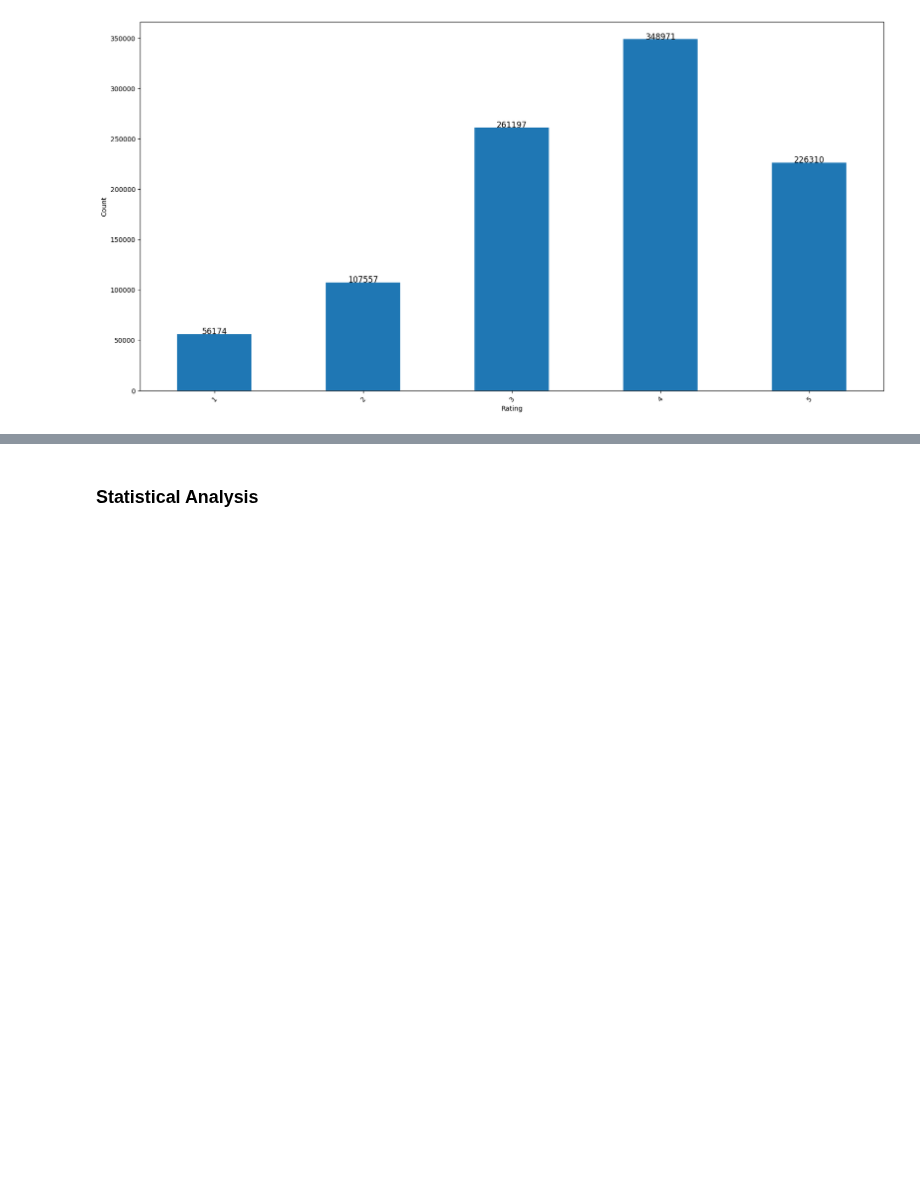
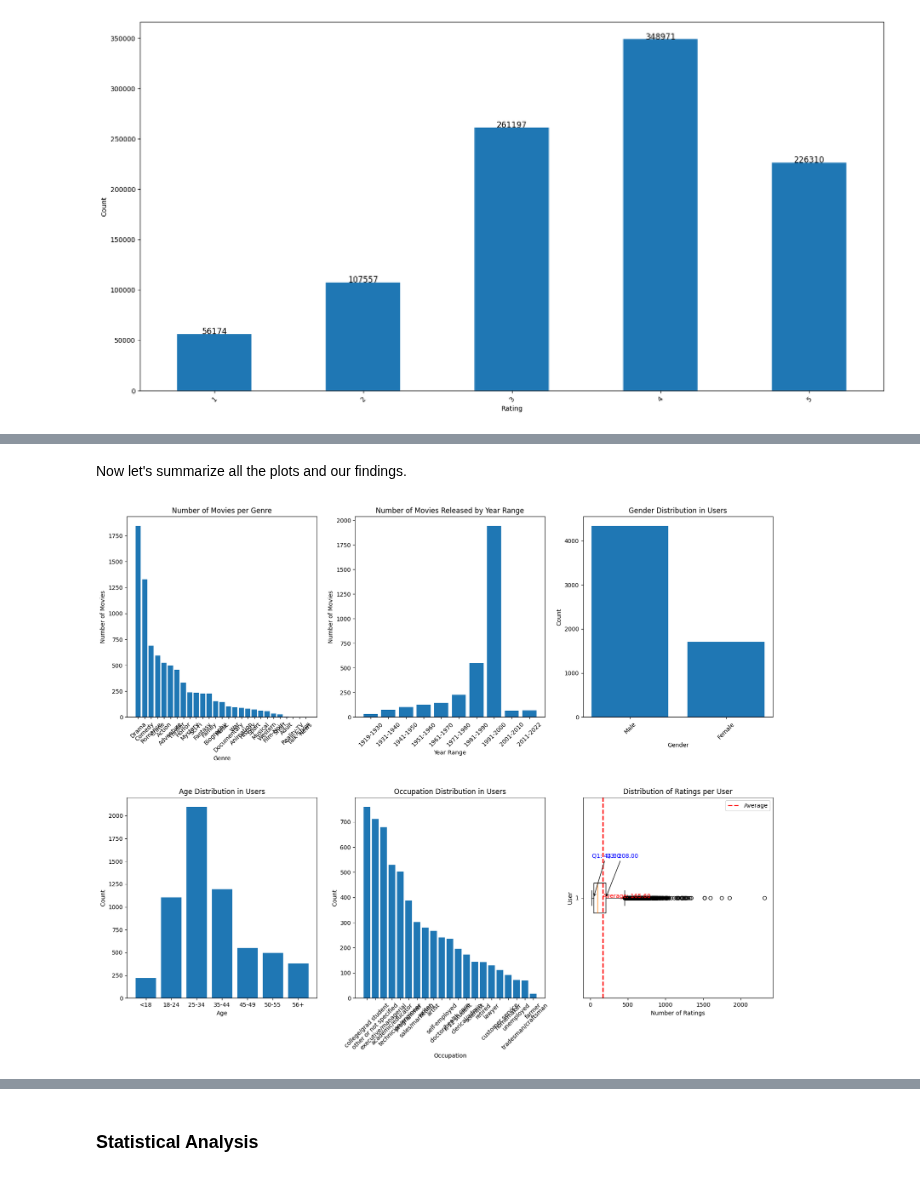
Before and after one commit to FabioArdi/morebo, a Jupyter notebook: final.ipynb, the cells around one changed output, grey strips where cells are left out. Cells and saved outputs as stored; diff of their text form; code cells hidden in the pictures; blank space fills up the shorter version.

```diff
--- a/final.ipynb
+++ b/final.ipynb
@@ -363,0 +455,65 @@ Final explanation TODO
+# %% [markdown]
+Now let's summarize all the plots and our findings.
+# %%
+import matplotlib.pyplot as plt
+import numpy as np
+
+# Create a figure with a grid layout
+fig, axs = plt.subplots(2, 3, figsize=(20, 15))
+
+# Adjust the spacing between subplots
+fig.subplots_adjust(hspace=0.4)
+
+# Plot 1: Number of Movies per Genre
+axs[0, 0].bar(genre_counts.index, genre_counts.values)
+axs[0, 0].set_xticklabels(genre_counts.index, rotation=45)
+axs[0, 0].set_xlabel('Genre')
+axs[0, 0].set_ylabel('Number of Movies')
+axs[0, 0].set_title('Number of Movies per Genre')
+
+# Plot 2: Number of Movies Released by Year Range
+axs[0, 1].bar(movies_per_year_range.index, movies_per_year_range.values)
+axs[0, 1].set_xticklabels(movies_per_year_range.index, rotation=45)
+axs[0, 1].set_xlabel('Year Range')
+axs[0, 1].set_ylabel('Number of Movies')
+axs[0, 1].set_title('Number of Movies Released by Year Range')
+
+# Plot 3: Gender Distribution in Users
+axs[0, 2].bar(users['gender'].map(gender_labels).value_counts().index,
+              users['gender'].map(gender_labels).value_counts().values)
+axs[0, 2].set_xticklabels(users['gender'].map(gender_labels).value_counts().index, rotation=45)
+axs[0, 2].set_xlabel('Gender')
+axs[0, 2].set_ylabel('Count')
+axs[0, 2].set_title('Gender Distribution in Users')
+
+# Plot 4: Age Distribution in Users
+axs[1, 0].bar(age_categories, users['age'].value_counts().sort_index().values)
+axs[1, 0].set_xlabel('Age')
+axs[1, 0].set_ylabel('Count')
+axs[1, 0].set_title('Age Distribution in Users')
+
+# Plot 5: Occupation Distribution in Users
+axs[1, 1].bar(users_plt['occupation'].value_counts().index, users_plt['occupation'].value_counts().values)
+axs[1, 1].set_xticklabels(users_plt['occupation'].value_counts().index, rotation=45)
+axs[1, 1].set_xlabel('Occupation')
+axs[1, 1].set_ylabel('Count')
+axs[1, 1].set_title('Occupation Distribution in Users')
+
+# Plot 6: Distribution of Ratings per User
+average_ratings = ratings_per_user.mean()
+boxplot_dict = axs[1, 2].boxplot(ratings_per_user, vert=False)
+axs[1, 2].axvline(x=average_ratings, color='red', linestyle='--', linewidth=2, label='Average')
+axs[1, 2].text(average_ratings + 5, 1, f'Average: {average_ratings:.2f}', color='red')
+axs[1, 2].annotate(f'Q1: {q1:.2f}', xy=(q1, 1), xytext=(q1 - 20, 1.2),
+                   arrowprops=dict(facecolor='blue', arrowstyle="->"), color='blue')
+axs[1, 2].annotate(f'Q3: {q3:.2f}', xy=(q3, 1), xytext=(q3 + 5, 1.2),
+                   arrowprops=dict(facecolor='blue', arrowstyle="->"), color='blue')
+axs[1, 2].set_xlabel('Number of Ratings')
+axs[1, 2].set_ylabel('User')
+axs[1, 2].set_title('Distribution of Ratings per User')
+axs[1, 2].legend()
+
+# Display the grid of plots
+plt.show()
+# %% [output]
+[figure, added]
```
Also changed, not shown: parts of 19 cells of this notebook.
